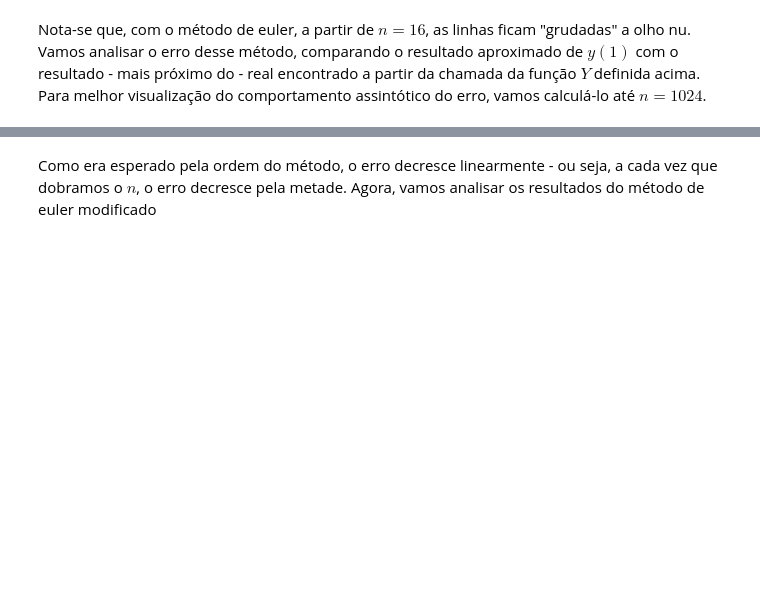
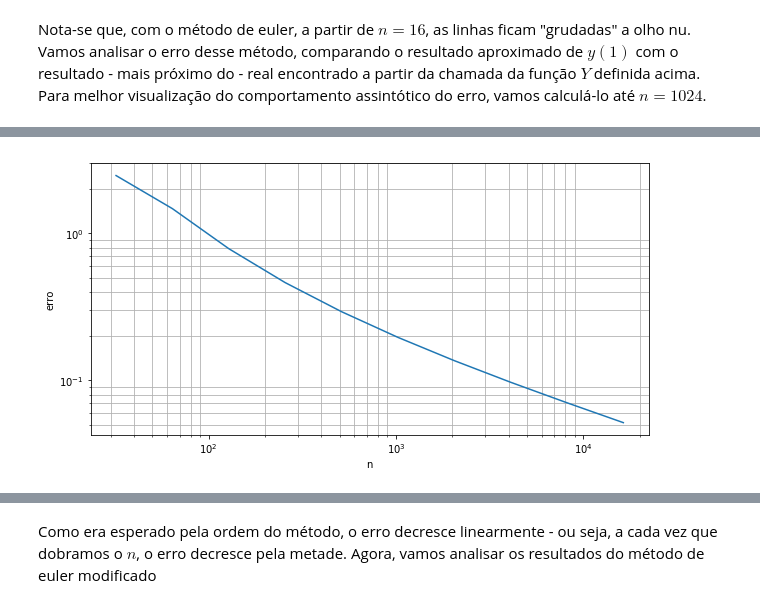
Before and after one commit to yankaled/euler_method, a Jupyter notebook: Q3_yan_kaled_9322732.ipynb, the cells around one changed output, grey strips where cells are left out. Cells and saved outputs as stored; diff of their text form; code cells hidden in the pictures; blank space fills up the shorter version.

```diff
--- a/Q3_yan_kaled_9322732.ipynb
+++ b/Q3_yan_kaled_9322732.ipynb
@@ -150,3 +157,26 @@ plt.plot(ns, erro_euler)
+# %%
+# Vetor com n's espacados logaritmicamente
+n = np.logspace( 5, 15, num=10, endpoint=False, base=2 )
+# Vetor para armazenar os erros para cada n
+
+# Calculo da solucao conhecida do problema
+sol = Y(1)
+
+for i in range(len(n)):
+  # Calculo da norma da diferenca entre a solucao aproximada e a exata
+  erro[i] = math.fabs(ode_passo_unico(0.0, 1.0, i+1, f, phi_euler, 1.0)[1][-1] - sol)
+# %%
+# Plotar erro
+plt.figure( figsize = (10,5) )
+plt.loglog( n, erro ) # Grafico em escala logaritmica
+
+plt.xlabel('n')
+plt.ylabel('erro')
+
+plt.grid( True, which='minor' )
+plt.show()
+# %% [output]
+[figure, added]
 # %%
 erro_euler
 # %% [output]
```
Also changed, not shown: parts of 13 cells of this notebook.
